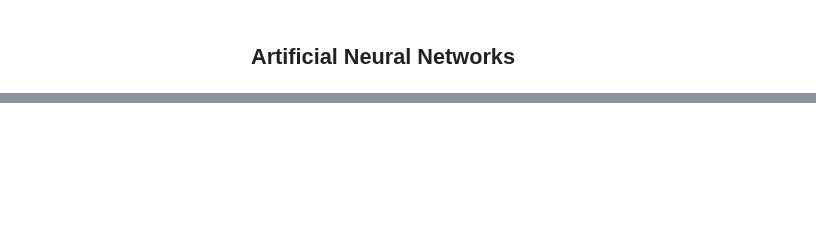
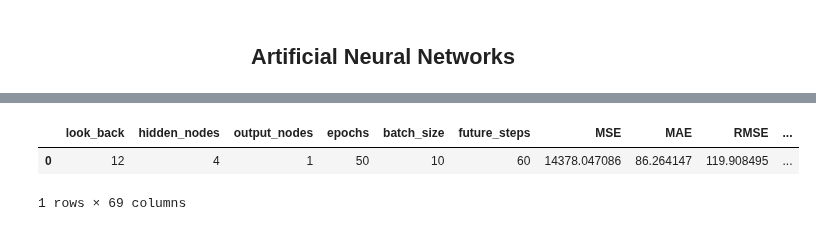
Before and after one commit to Abhishekmamidi123/Time-Series-Forecasting, a Jupyter notebook: Pune_precipitation_analyis_1972_to_2002/Artificial_Neural_Networks.ipynb, the cells around one changed output, grey strips where cells are left out. Cells and saved outputs as stored; diff of their text form; code cells hidden in the pictures; blank space fills up the shorter version.

```diff
--- a/Pune_precipitation_analyis_1972_to_2002/Artificial_Neural_Networks.ipynb
+++ b/Pune_precipitation_analyis_1972_to_2002/Artificial_Neural_Networks.ipynb
@@ -389,0 +413,6 @@ test_rainfall_data.head()
+# %%
+information_FNN_df
+# %% [output]
+|  | look_back | hidden_nodes | output_nodes | epochs | batch_size | future_steps | MSE | MAE | RMSE | ... |
+| 0 | 12 | 4 | 1 | 50 | 10 | 60 | 14378.047086 | 86.264147 | 119.908495 | ... |
+1 rows × 69 columns
```
Also changed, not shown: parts of 19 cells of this notebook.
